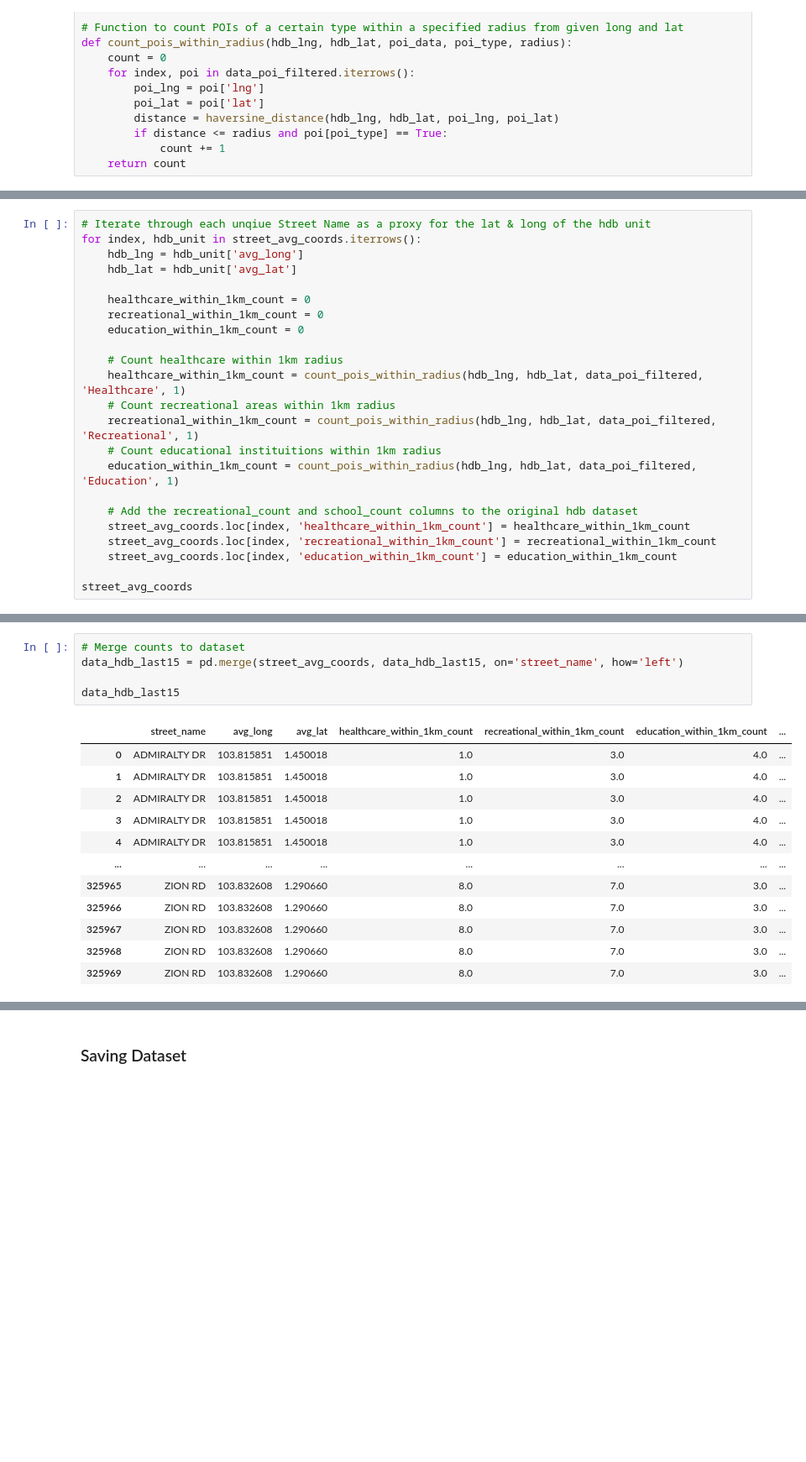
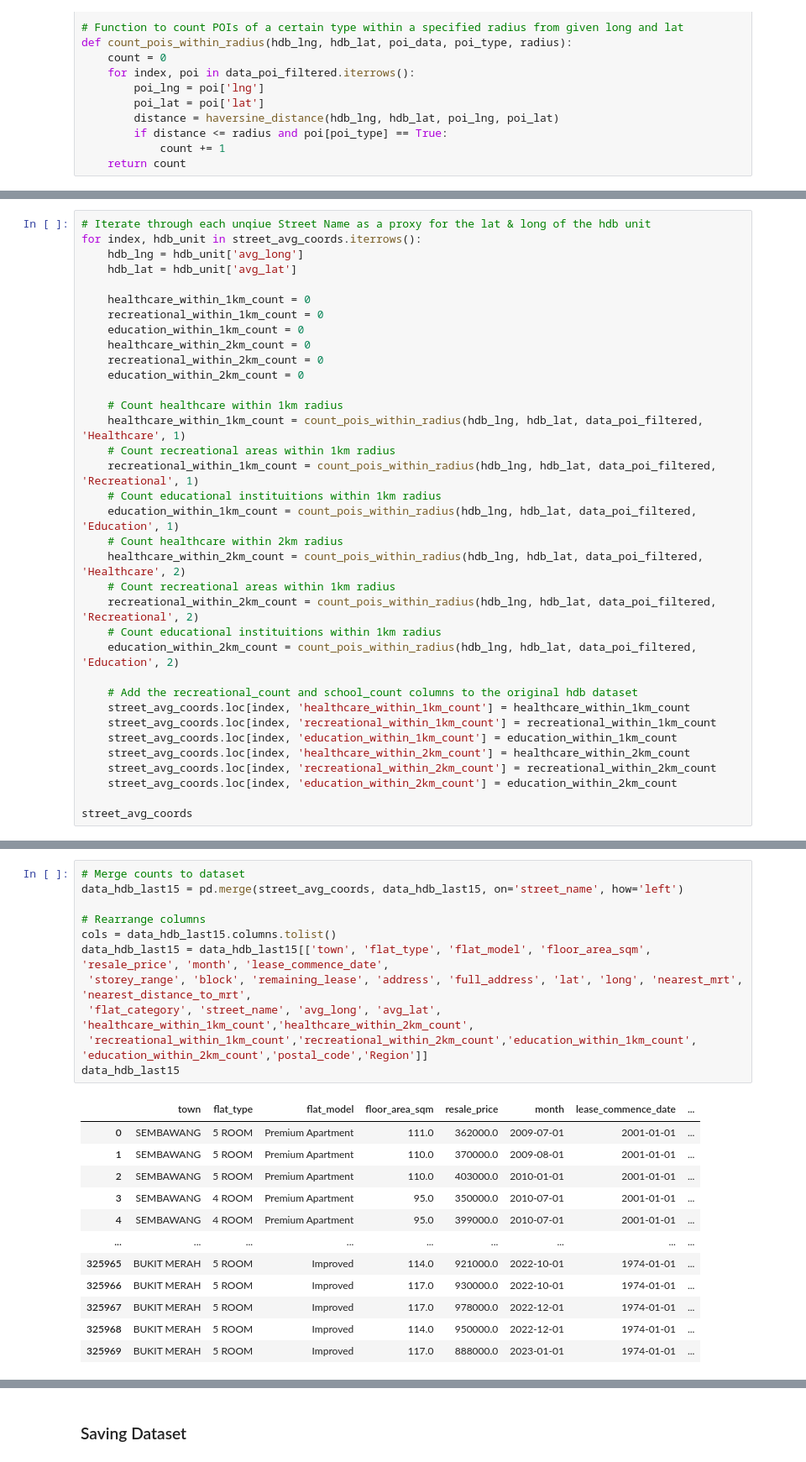
Before and after one commit to kkinmunn/is4303_hdbresale, a Jupyter notebook: eda/datablending.ipynb, the cells around one changed output, grey strips where cells are left out. Shown at 84% size. Saved outputs shown, nothing was run; the diff lists cells and outputs as text; blank space fills up the shorter version.

```diff
--- a/eda/datablending.ipynb
+++ b/eda/datablending.ipynb
@@ -357,6 +357,9 @@ for index, hdb_unit in street_avg_coords.iterrows():
     healthcare_within_1km_count = 0
     recreational_within_1km_count = 0
     education_within_1km_count = 0
+    healthcare_within_2km_count = 0
+    recreational_within_2km_count = 0
+    education_within_2km_count = 0
 
     # Count healthcare within 1km radius
     healthcare_within_1km_count = count_pois_within_radius(hdb_lng, hdb_lat, data_poi_filtered, 'Healthcare', 1)
@@ -364,11 +367,20 @@ for index, hdb_unit in street_avg_coords.iterrows():
     recreational_within_1km_count = count_pois_within_radius(hdb_lng, hdb_lat, data_poi_filtered, 'Recreational', 1)
     # Count educational instituitions within 1km radius
     education_within_1km_count = count_pois_within_radius(hdb_lng, hdb_lat, data_poi_filtered, 'Education', 1)
+    # Count healthcare within 2km radius
+    healthcare_within_2km_count = count_pois_within_radius(hdb_lng, hdb_lat, data_poi_filtered, 'Healthcare', 2)
+    # Count recreational areas within 1km radius
+    recreational_within_2km_count = count_pois_within_radius(hdb_lng, hdb_lat, data_poi_filtered, 'Recreational', 2)
+    # Count educational instituitions within 1km radius
+    education_within_2km_count = count_pois_within_radius(hdb_lng, hdb_lat, data_poi_filtered, 'Education', 2)
 
     # Add the recreational_count and school_count columns to the original hdb dataset
     street_avg_coords.loc[index, 'healthcare_within_1km_count'] = healthcare_within_1km_count
     street_avg_coords.loc[index, 'recreational_within_1km_count'] = recreational_within_1km_count
     street_avg_coords.loc[index, 'education_within_1km_count'] = education_within_1km_count
+    street_avg_coords.loc[index, 'healthcare_within_2km_count'] = healthcare_within_2km_count
+    street_avg_coords.loc[index, 'recreational_within_2km_count'] = recreational_within_2km_count
+    street_avg_coords.loc[index, 'education_within_2km_count'] = education_within_2km_count
 
 street_avg_coords
 # %% [output]
@@ -388,18 +400,24 @@ street_avg_coords
 # %%
 # Merge counts to dataset
 data_hdb_last15 = pd.merge(street_avg_coords, data_hdb_last15, on='street_name', how='left')
 
+# Rearrange columns
+cols = data_hdb_last15.columns.tolist()
+data_hdb_last15 = data_hdb_last15[['town', 'flat_type', 'flat_model', 'floor_area_sqm', 'resale_price', 'month', 'lease_commence_date',
+ 'storey_range', 'block', 'remaining_lease', 'address', 'full_address', 'lat', 'long', 'nearest_mrt', 'nearest_distance_to_mrt',
+ 'flat_category', 'street_name', 'avg_long', 'avg_lat', 'healthcare_within_1km_count','healthcare_within_2km_count',
+ 'recreational_within_1km_count','recreational_within_2km_count','education_within_1km_count', 'education_within_2km_count','postal_code','Region']]
 data_hdb_last15
 # %% [output]
-|  | street_name | avg_long | avg_lat | healthcare_within_1km_count | recreational_within_1km_count | education_within_1km_count | ... |
-| 0 | ADMIRALTY DR | 103.815851 | 1.450018 | 1.0 | 3.0 | 4.0 | ... |
-| 1 | ADMIRALTY DR | 103.815851 | 1.450018 | 1.0 | 3.0 | 4.0 | ... |
-| 2 | ADMIRALTY DR | 103.815851 | 1.450018 | 1.0 | 3.0 | 4.0 | ... |
-| 3 | ADMIRALTY DR | 103.815851 | 1.450018 | 1.0 | 3.0 | 4.0 | ... |
-| 4 | ADMIRALTY DR | 103.815851 | 1.450018 | 1.0 | 3.0 | 4.0 | ... |
-| ... | ... | ... | ... | ... | ... | ... | ... |
-| 325965 | ZION RD | 103.832608 | 1.290660 | 8.0 | 7.0 | 3.0 | ... |
-| 325966 | ZION RD | 103.832608 | 1.290660 | 8.0 | 7.0 | 3.0 | ... |
-| 325967 | ZION RD | 103.832608 | 1.290660 | 8.0 | 7.0 | 3.0 | ... |
-| 325968 | ZION RD | 103.832608 | 1.290660 | 8.0 | 7.0 | 3.0 | ... |
-| 325969 | ZION RD | 103.832608 | 1.290660 | 8.0 | 7.0 | 3.0 | ... |
+|  | town | flat_type | flat_model | floor_area_sqm | resale_price | month | lease_commence_date | ... |
+| 0 | SEMBAWANG | 5 ROOM | Premium Apartment | 111.0 | 362000.0 | 2009-07-01 | 2001-01-01 | ... |
+| 1 | SEMBAWANG | 5 ROOM | Premium Apartment | 110.0 | 370000.0 | 2009-08-01 | 2001-01-01 | ... |
+| 2 | SEMBAWANG | 5 ROOM | Premium Apartment | 110.0 | 403000.0 | 2010-01-01 | 2001-01-01 | ... |
+| 3 | SEMBAWANG | 4 ROOM | Premium Apartment | 95.0 | 350000.0 | 2010-07-01 | 2001-01-01 | ... |
+| 4 | SEMBAWANG | 4 ROOM | Premium Apartment | 95.0 | 399000.0 | 2010-07-01 | 2001-01-01 | ... |
+| ... | ... | ... | ... | ... | ... | ... | ... | ... |
+| 325965 | BUKIT MERAH | 5 ROOM | Improved | 114.0 | 921000.0 | 2022-10-01 | 1974-01-01 | ... |
+| 325966 | BUKIT MERAH | 5 ROOM | Improved | 117.0 | 930000.0 | 2022-10-01 | 1974-01-01 | ... |
+| 325967 | BUKIT MERAH | 5 ROOM | Improved | 117.0 | 978000.0 | 2022-12-01 | 1974-01-01 | ... |
+| 325968 | BUKIT MERAH | 5 ROOM | Improved | 114.0 | 950000.0 | 2022-12-01 | 1974-01-01 | ... |
+| 325969 | BUKIT MERAH | 5 ROOM | Improved | 117.0 | 888000.0 | 2023-01-01 | 1974-01-01 | ... |
```
Also changed, not shown: parts of 4 cells of this notebook.
